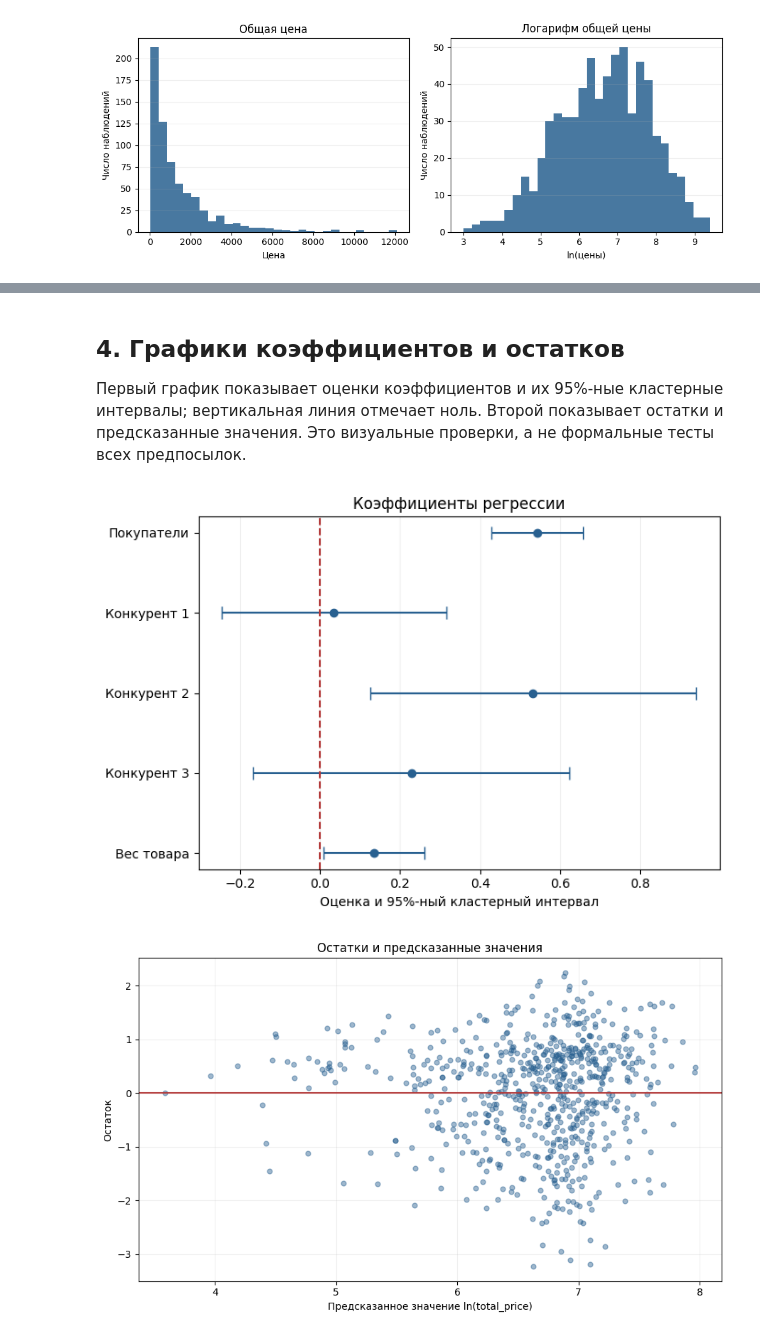
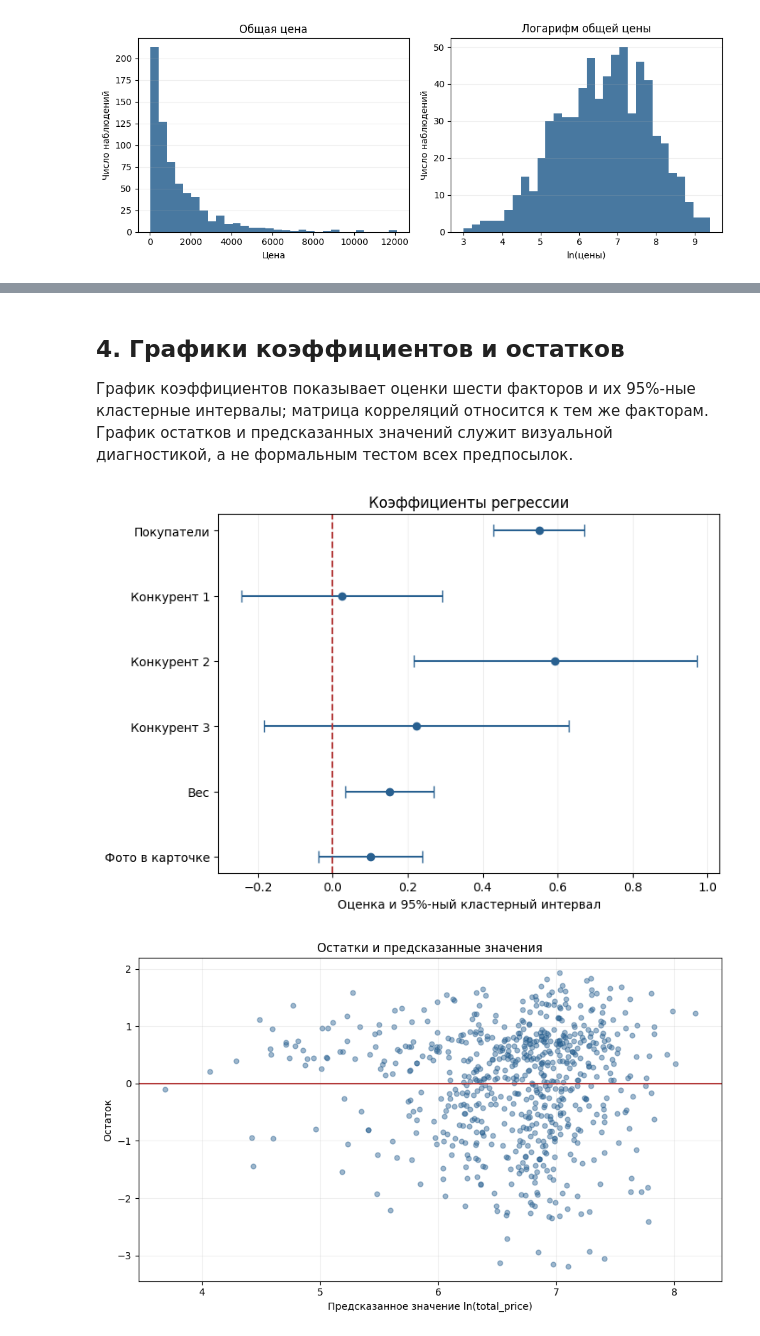
Before and after one commit to tushkanchek/scienceWork, a Jupyter notebook: science_work_simple.ipynb, the cells around one changed output, grey strips where cells are left out. Cells and saved outputs as stored; diff of their text form; code cells hidden in the pictures.

```diff
--- a/science_work_simple.ipynb
+++ b/science_work_simple.ipynb
@@ -104,7 +253,7 @@ candidate_rows = []
 for competitor in competitor_variables:
     candidate_formula = (
         f'log_total_price ~ log_customers + log_{competitor} '
-        '+ log_product_weight_g'
+        '+ log_product_weight_g + product_photos_qty'
     )
     candidate_ols = smf.ols(candidate_formula, data=model_data).fit()
     candidate_cluster = candidate_ols.get_robustcov_results(
@@ -130,7 +279,7 @@ display(candidate_summary_display.round({'Коэффициент': 4, 'Клас
 
 formula = (
     'log_total_price ~ log_customers + log_comp_1 + log_comp_2 '
-    '+ log_comp_3 + log_product_weight_g'
+    '+ log_comp_3 + log_product_weight_g + product_photos_qty'
 )
 ols_result = smf.ols(formula, data=model_data).fit()
 cluster_result = ols_result.get_robustcov_results(
@@ -146,8 +295,14 @@ results = pd.DataFrame({
     'Нижняя граница 95%': confidence_intervals[:, 0],
     'Верхняя граница 95%': confidence_intervals[:, 1],
 }, index=ols_result.model.exog_names)
-result_order = ['log_customers', 'log_comp_1', 'log_comp_2', 'log_comp_3', 'log_product_weight_g']
-result_labels = ['Число покупателей', 'Цена конкурента 1', 'Цена конкурента 2', 'Цена конкурента 3', 'Вес товара']
+result_order = [
+    'log_customers', 'log_comp_1', 'log_comp_2', 'log_comp_3',
+    'log_product_weight_g', 'product_photos_qty'
+]
+result_labels = [
+    'Число покупателей', 'Цена конкурента 1', 'Цена конкурента 2',
+    'Цена конкурента 3', 'Вес товара', 'Число фотографий'
+]
 results_display = results.loc[result_order].copy()
 results_display.index = result_labels
 results_display = results_display.round(4)
@@ -157,8 +312,8 @@ display(results_display)
 competitor_restriction = np.zeros((3, len(cluster_result.params)))
 competitor_restriction[:, 2:5] = np.eye(3)
 competitor_test = cluster_result.f_test(competitor_restriction)
-model_restriction = np.zeros((5, len(cluster_result.params)))
-model_restriction[:, 1:] = np.eye(5)
+model_restriction = np.zeros((6, len(cluster_result.params)))
+model_restriction[:, 1:] = np.eye(6)
 model_test = cluster_result.f_test(model_restriction)
 denominator_df = model_data.product_id.nunique() - 1
 print(
@@ -167,7 +322,7 @@ print(
     f'p-value = {float(np.asarray(competitor_test.pvalue).squeeze()):.3g}'
 )
 print(
-    f'Тест модели в целом: F(5, {denominator_df}) = '
+    f'Тест модели в целом: F(6, {denominator_df}) = '
     f'{float(np.asarray(model_test.fvalue).squeeze()):.2f}, '
     f'p-value = {float(np.asarray(model_test.pvalue).squeeze()):.3g}'
 )
@@ -220,45 +396,45 @@ display(effect_table.round(2))
 # %% [markdown]
 ## 4. Графики коэффициентов и остатков
 
-Первый график показывает оценки коэффициентов и их 95%-ные кластерные интервалы; вертикальная линия отмечает ноль. Второй показывает остатки и предсказанные значения. Это визуальные проверки, а не формальные тесты всех предпосылок.
+График коэффициентов показывает оценки шести факторов и их 95%-ные кластерные интервалы; матрица корреляций относится к тем же факторам. График остатков и предсказанных значений служит визуальной диагностикой, а не формальным тестом всех предпосылок.
 # %%
-coefficient_labels = ['Покупатели', 'Конкурент 1', 'Конкурент 2', 'Конкурент 3', 'Вес товара']
+coefficient_labels = ['Покупатели', 'Конкурент 1', 'Конкурент 2', 'Конкурент 3', 'Вес', 'Фото в карточке']
 coefficient_values = cluster_result.params[1:]
 coefficient_intervals = confidence_intervals[1:]
 positions = np.arange(len(coefficient_values))
-fig, ax = plt.subplots(figsize=(7, 4.8))
+fig, ax = plt.subplots(figsize=(7.4, 5.1))
 ax.errorbar(
     coefficient_values,
     positions,
     xerr=np.vstack([
         coefficient_values - coefficient_intervals[:, 0],
         coefficient_intervals[:, 1] - coefficient_values,
     ]),
     fmt='o',
     capsize=5,
     color='#286090',
     ecolor='#286090',
 )
 ax.axvline(0, color='#b33a3a', linestyle='--', linewidth=1.5)
 ax.set_yticks(positions, labels=coefficient_labels)
 ax.invert_yaxis()
 ax.set_xlabel('Оценка и 95%-ный кластерный интервал')
 ax.set_title('Коэффициенты регрессии')
 ax.grid(axis='x', alpha=0.2)
 fig.tight_layout()
 fig.savefig('coefficients_ci_simple.png', dpi=160, bbox_inches='tight')
 plt.show()
 
 fig, ax = plt.subplots(figsize=(9, 5.5))
 ax.scatter(ols_result.fittedvalues, ols_result.resid, alpha=0.45, color='#286090', s=24)
 ax.axhline(0, color='#b33a3a', linewidth=1.5)
 ax.set_title('Остатки и предсказанные значения')
 ax.set_xlabel('Предсказанное значение ln(total_price)')
 ax.set_ylabel('Остаток')
 ax.grid(alpha=0.2)
 fig.tight_layout()
 fig.savefig('residuals_simple.png', dpi=160, bbox_inches='tight')
 plt.show()
 # %% [output]
-[figure, old version]
+[figure, new version]
-[figure, old version]
+[figure, new version]
```
Also changed, not shown: parts of 11 cells of this notebook, 22 other files.
